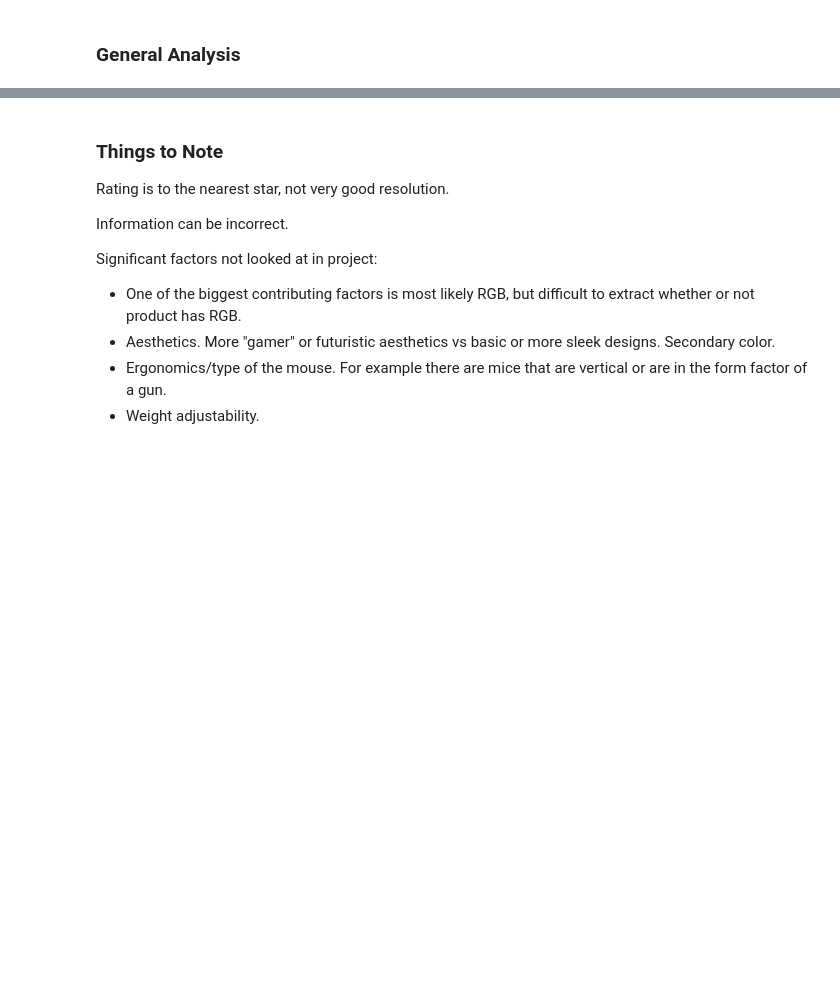
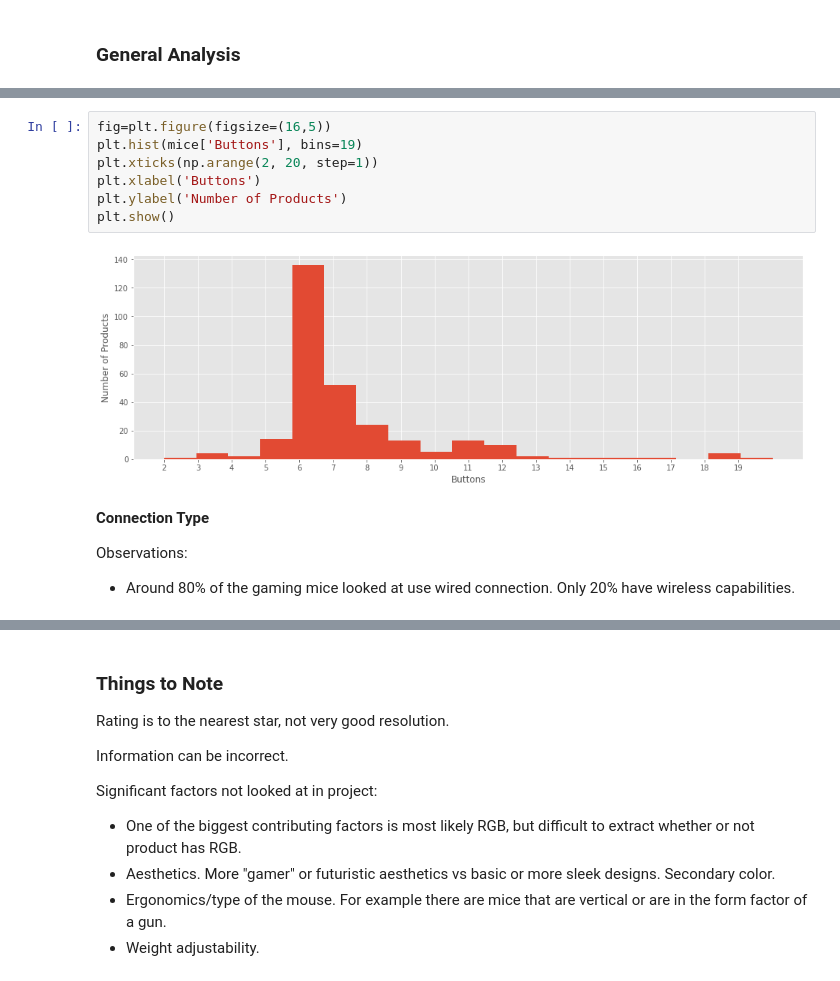
Before and after one commit to Cheng0118/NYCDSA-Web-Scraping-Project, a Jupyter notebook: Mice.ipynb, the cells around one changed output, grey strips where cells are left out. Drawn from its saved outputs; the diff is of its cells as text; blank space fills up the shorter version.

```diff
--- a/Mice.ipynb
+++ b/Mice.ipynb
@@ -147,0 +190,14 @@ MAD CATZ        5   4.00   4.00     104   45.99   86.78   52.35
+# %%
+fig=plt.figure(figsize=(16,5))
+plt.hist(mice['Buttons'], bins=19)
+plt.xticks(np.arange(2, 20, step=1))
+plt.xlabel('Buttons')
+plt.ylabel('Number of Products')
+plt.show()
+# %% [output]
+[figure, added]
+# %% [markdown]
+**Connection Type**
+
+Observations:
+- Around 80% of the gaming mice looked at use wired connection. Only 20% have wireless capabilities.
```
Also changed, not shown: parts of 27 cells of this notebook, 1 other file.
